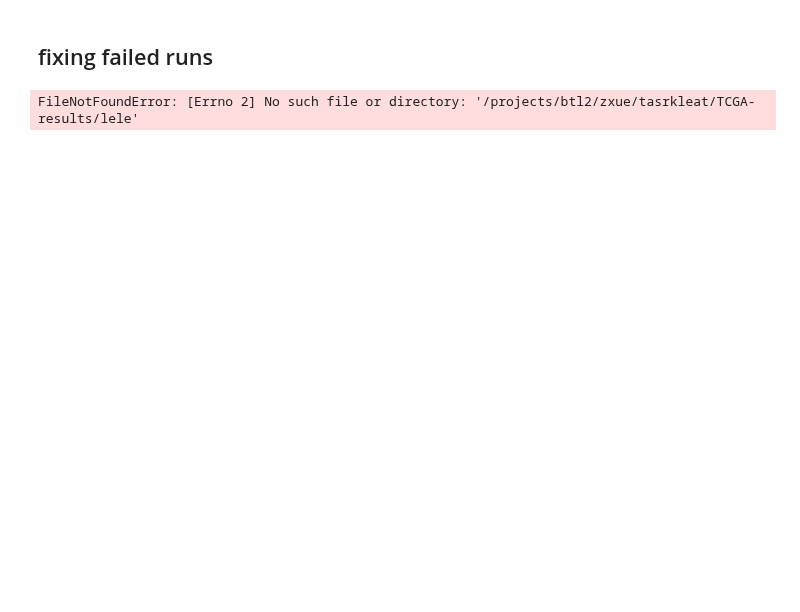
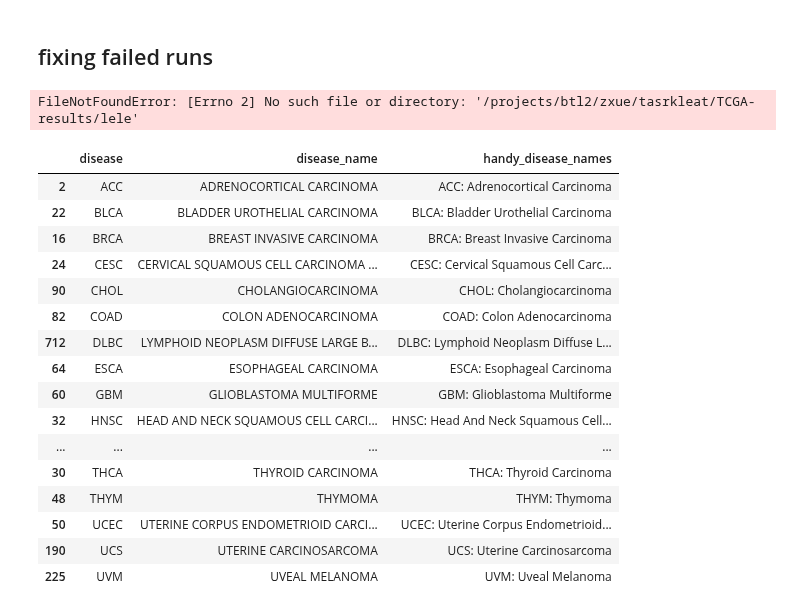
Before and after one commit to bcgsc/tasrkleat-TCGA-analysis-scripts, a Jupyter notebook: notebooks/TCGA-RNA-Seq-FASTA-read-length-analysis.ipynb, the cells around one changed output. Saved outputs shown, nothing was run; the diff lists cells and outputs as text; code cells hidden in the pictures; blank space fills up the shorter version.

```diff
--- a/notebooks/TCGA-RNA-Seq-FASTA-read-length-analysis.ipynb
+++ b/notebooks/TCGA-RNA-Seq-FASTA-read-length-analysis.ipynb
@@ -821,3 +1073,5 @@ Recurrent Solid Tumor                              100
 Additional - New Primary                           22
 Additional Metastatic                              2
 Name: sample_type_name, dtype: int64
+# %%
+ndf['sstype'] = ndf.apply(lambda r: 'normal' if r.sample_type == 'NT' else 'tumour', axis=1)
@@ -891,3 +1173,23 @@ udf.sort_values('objectSizeBytes')[['GCSobject', 'pretty_size', 'maxLength']].\
     drop_duplicates().to_csv('missing_runs_gcs_objects.csv', sep='\t', index=False)
 # %%
 ndf[ndf.GCSobject.str.contains('TCGA-AB-2992-03A-01T-0735-13_rnaseq_fastq.tar')]
+# %%
+ndf[['disease', 'disease_name', 'handy_disease_names']].drop_duplicates().sort_values('disease')
+# %% [output]
+|  | disease | disease_name | handy_disease_names |
+| 2 | ACC | ADRENOCORTICAL CARCINOMA | ACC: Adrenocortical Carcinoma |
+| 22 | BLCA | BLADDER UROTHELIAL CARCINOMA | BLCA: Bladder Urothelial Carcinoma |
+| 16 | BRCA | BREAST INVASIVE CARCINOMA | BRCA: Breast Invasive Carcinoma |
+| 24 | CESC | CERVICAL SQUAMOUS CELL CARCINOMA ... | CESC: Cervical Squamous Cell Carc... |
+| 90 | CHOL | CHOLANGIOCARCINOMA | CHOL: Cholangiocarcinoma |
+| 82 | COAD | COLON ADENOCARCINOMA | COAD: Colon Adenocarcinoma |
+| 712 | DLBC | LYMPHOID NEOPLASM DIFFUSE LARGE B... | DLBC: Lymphoid Neoplasm Diffuse L... |
+| 64 | ESCA | ESOPHAGEAL CARCINOMA | ESCA: Esophageal Carcinoma |
+| 60 | GBM | GLIOBLASTOMA MULTIFORME | GBM: Glioblastoma Multiforme |
+| 32 | HNSC | HEAD AND NECK SQUAMOUS CELL CARCI... | HNSC: Head And Neck Squamous Cell... |
+| ... | ... | ... | ... |
+| 30 | THCA | THYROID CARCINOMA | THCA: Thyroid Carcinoma |
+| 48 | THYM | THYMOMA | THYM: Thymoma |
+| 50 | UCEC | UTERINE CORPUS ENDOMETRIOID CARCI... | UCEC: Uterine Corpus Endometrioid... |
+| 190 | UCS | UTERINE CARCINOSARCOMA | UCS: Uterine Carcinosarcoma |
+| 225 | UVM | UVEAL MELANOMA | UVM: Uveal Melanoma |
```
Also changed, not shown: parts of 51 cells of this notebook.
